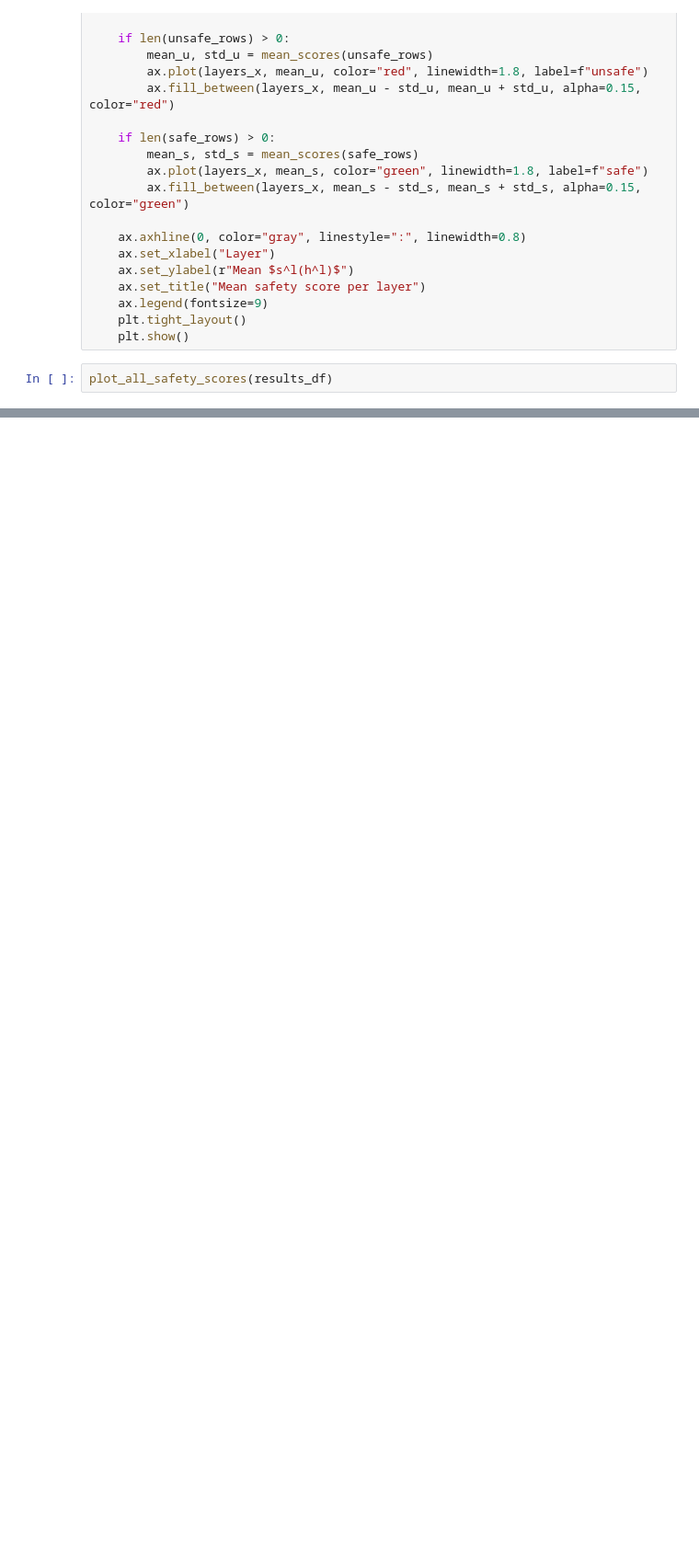
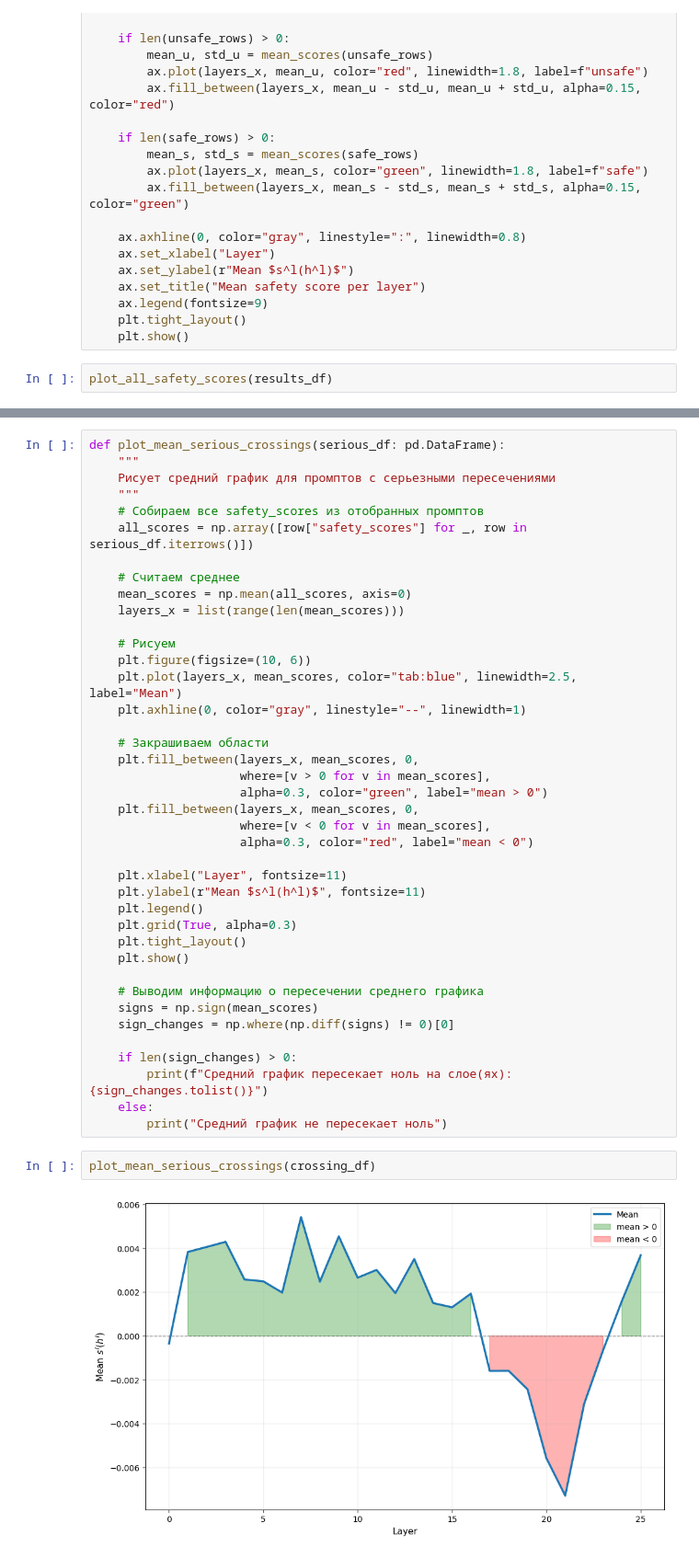
Before and after one commit to katykool/low-resource_safety, a Jupyter notebook: safety/centrods&visualization.ipynb, the cells around one changed output, grey strips where cells are left out. Shown at 92% size. Drawn from its saved outputs; the diff is of its cells as text; blank space fills up the shorter version.

```diff
--- a/safety/centrods&visualization.ipynb
+++ b/safety/centrods&visualization.ipynb
@@ -485,0 +750,44 @@ plot_mean_safety_by_label(results_df)
+# %%
+def plot_mean_serious_crossings(serious_df: pd.DataFrame):
+    """
+    Рисует средний график для промптов с серьезными пересечениями
+    """
+    # Собираем все safety_scores из отобранных промптов
+    all_scores = np.array([row["safety_scores"] for _, row in serious_df.iterrows()])
+
+    # Считаем среднее
+    mean_scores = np.mean(all_scores, axis=0)
+    layers_x = list(range(len(mean_scores)))
+
+    # Рисуем
+    plt.figure(figsize=(10, 6))
+    plt.plot(layers_x, mean_scores, color="tab:blue", linewidth=2.5, label="Mean")
+    plt.axhline(0, color="gray", linestyle="--", linewidth=1)
+
+    # Закрашиваем области
+    plt.fill_between(layers_x, mean_scores, 0,
+                     where=[v > 0 for v in mean_scores],
+                     alpha=0.3, color="green", label="mean > 0")
+    plt.fill_between(layers_x, mean_scores, 0,
+                     where=[v < 0 for v in mean_scores],
+                     alpha=0.3, color="red", label="mean < 0")
+
+    plt.xlabel("Layer", fontsize=11)
+    plt.ylabel(r"Mean $s^l(h^l)$", fontsize=11)
+    plt.legend()
+    plt.grid(True, alpha=0.3)
+    plt.tight_layout()
+    plt.show()
+
+    # Выводим информацию о пересечении среднего графика
+    signs = np.sign(mean_scores)
+    sign_changes = np.where(np.diff(signs) != 0)[0]
+
+    if len(sign_changes) > 0:
+        print(f"Средний график пересекает ноль на слое(ях): {sign_changes.tolist()}")
+    else:
+        print("Средний график не пересекает ноль")
+# %%
+plot_mean_serious_crossings(crossing_df)
+# %% [output]
+[figure, added]
```
Also changed, not shown: parts of 32 cells of this notebook.
